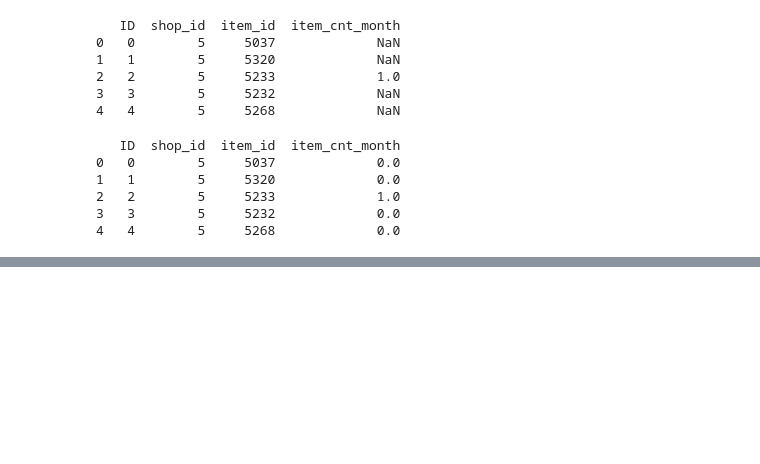
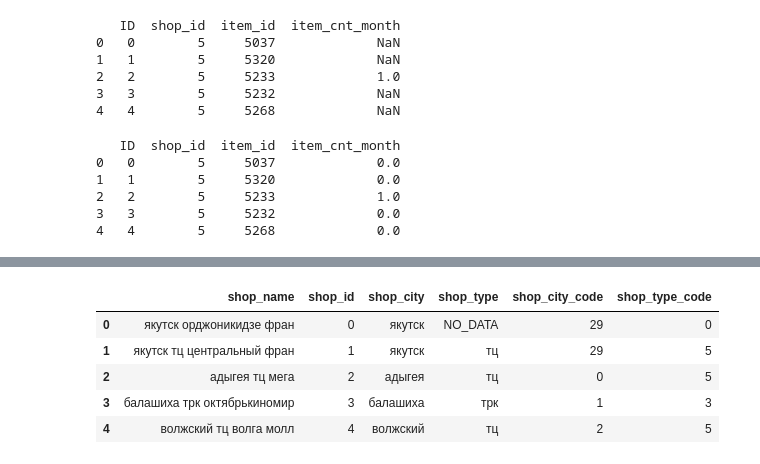
Before and after one commit to Seyi85/Ml-ai-w2, a Jupyter notebook: 03. Numerical Enc/sales_train .ipynb, the cells around one changed output, grey strips where cells are left out. Drawn from its saved outputs; the diff is of its cells as text; code cells hidden in the pictures; blank space fills up the shorter version.

```diff
--- a/03. Numerical Enc/sales_train .ipynb
+++ b/03. Numerical Enc/sales_train .ipynb
@@ -78,3 +79,6 @@ test = test[['ID', 'item_cnt_month']]
 submission = test.set_index('ID')
 # %%
 submission.to_csv('submission_baseline.csv')
+# %%
+shops = pd.read_csv('shops.csv')
+shops.head()
@@ -80,0 +92,7 @@ submission.to_csv('submission_baseline.csv')
+# %%
+#shops information and location
+
+shops['shop_name'] = shops['shop_name'].apply(lambda x: x.lower()).str.replace('[^\w\s]', '').str.replace('\d+','').str.strip()
+shops['shop_city'] = shops['shop_name'].str.partition(' ')[0]
+shops['shop_type'] = shops['shop_name'].apply(lambda x: 'мтрц' if 'мтрц' in x else 'трц' if 'трц' in x else 'трк' if 'трк' in x else 'тц' if 'тц' in x else 'тк' if 'тк' in x else 'NO_DATA')
+shops.head()
@@ -80,0 +106,11 @@ submission.to_csv('submission_baseline.csv')
+# %%
+shops['shop_city_code'] = LabelEncoder().fit_transform(shops['shop_city'])
+shops['shop_type_code'] = LabelEncoder().fit_transform(shops['shop_type'])
+shops.head()
+# %% [output]
+|  | shop_name | shop_id | shop_city | shop_type | shop_city_code | shop_type_code |
+| 0 | якутск орджоникидзе фран | 0 | якутск | NO_DATA | 29 | 0 |
+| 1 | якутск тц центральный фран | 1 | якутск | тц | 29 | 5 |
+| 2 | адыгея тц мега | 2 | адыгея | тц | 0 | 5 |
+| 3 | балашиха трк октябрькиномир | 3 | балашиха | трк | 1 | 3 |
+| 4 | волжский тц волга молл | 4 | волжский | тц | 2 | 5 |
```
Also changed, not shown: parts of 8 cells of this notebook.
